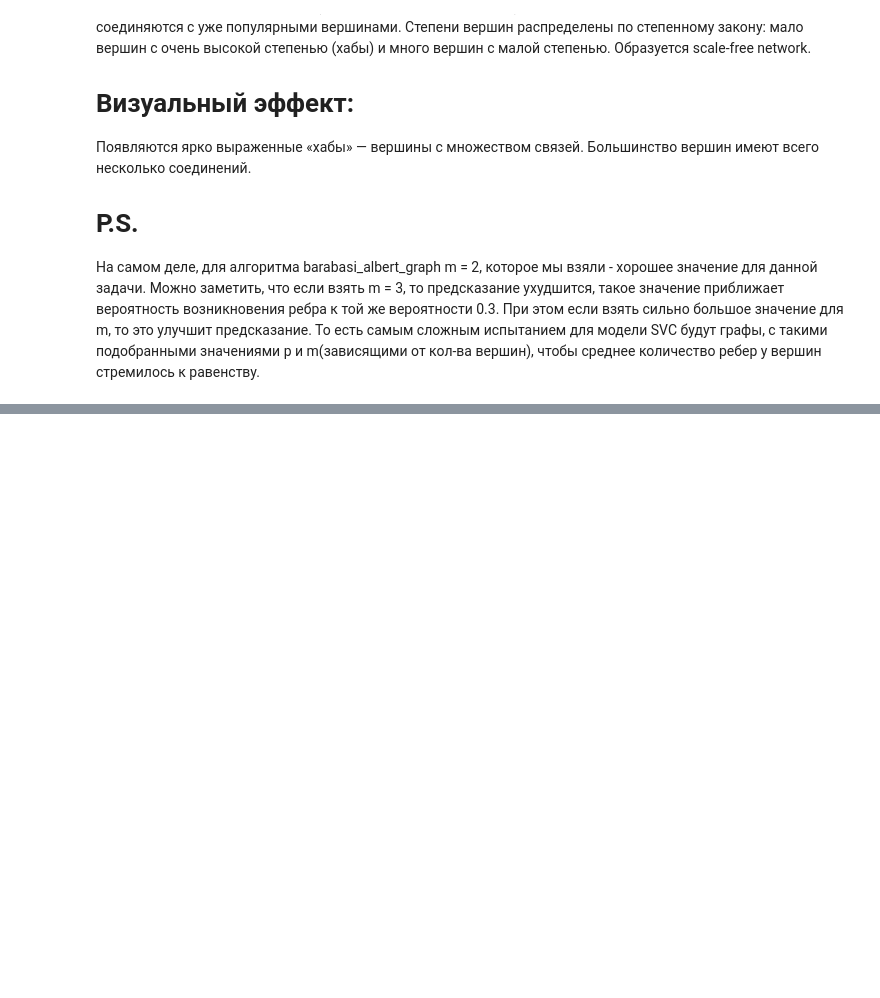
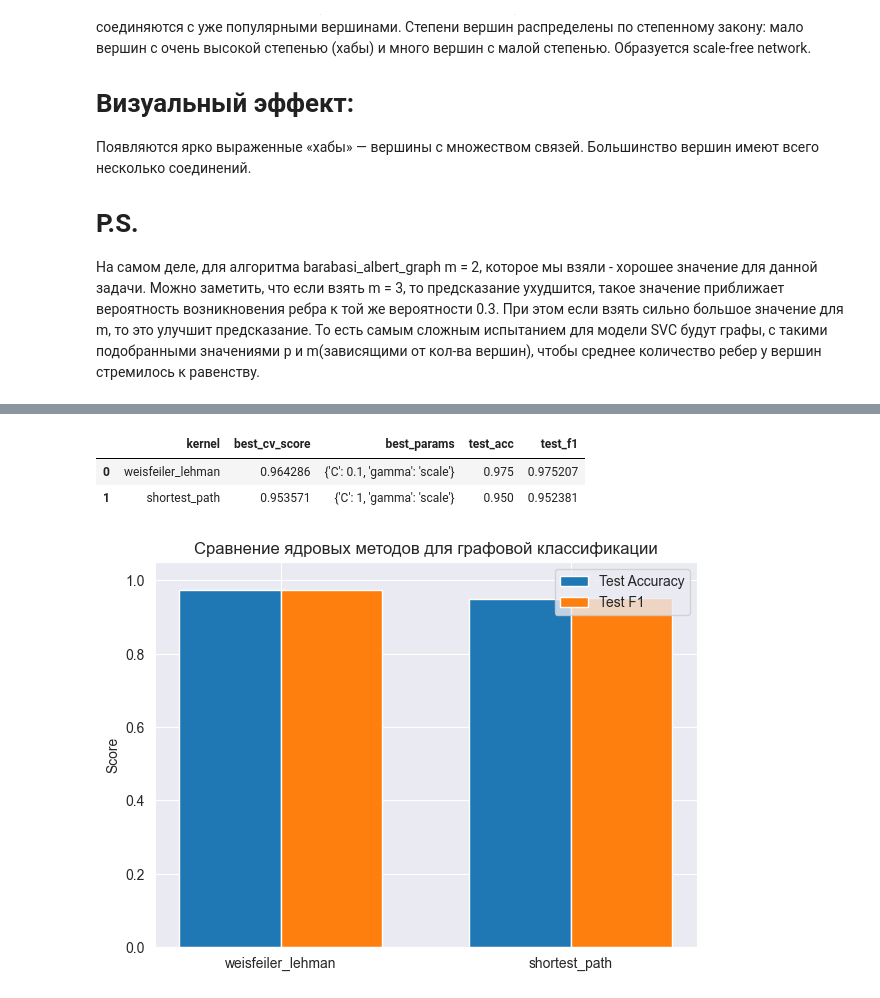
Before and after one commit to Kadochnikov-Daniil/ml-course, a Jupyter notebook: homework/task9/graph_features.ipynb, the cells around one changed output, grey strips where cells are left out. Saved outputs shown, nothing was run; the diff lists cells and outputs as text; code cells hidden in the pictures; blank space fills up the shorter version.

```diff
--- a/homework/task9/graph_features.ipynb
+++ b/homework/task9/graph_features.ipynb
@@ -207,0 +277,16 @@ m — число рёбер, которое добавляется для каж
+# %%
+best_svc_weisfeiler_lehman = grid_weisfeiler_lehman.best_estimator_
+
+y_res = best_svc_weisfeiler_lehman.predict(K_test)
+
+acc = accuracy_score(y_test, y_res)
+f1 = f1_score(y_test, y_res)
+cm = confusion_matrix(y_test, y_res)
+report = classification_report(y_test, y_res)
+
+print("Accuracy:", acc)
+print("F1 score:", f1)
+print("Confusion matrix:\n", cm)
+print()
+print("Classification report:\n", report)
+data_weisfeiler_lehman = ["weisfeiler_lehman", grid_weisfeiler_lehman.best_score_, grid_weisfeiler_lehman.best_params_, acc, f1]
@@ -207,0 +309,28 @@ m — число рёбер, которое добавляется для каж
+# %%
+import pandas as pd
+
+df_results = pd.DataFrame([data_weisfeiler_lehman,data_shortest_path] , columns=[
+    "kernel", "best_cv_score", "best_params", "test_acc", "test_f1"
+])
+df_results
+# %% [output]
+|  | kernel | best_cv_score | best_params | test_acc | test_f1 |
+| 0 | weisfeiler_lehman | 0.964286 | {'C': 0.1, 'gamma': 'scale'} | 0.975 | 0.975207 |
+| 1 | shortest_path | 0.953571 | {'C': 1, 'gamma': 'scale'} | 0.950 | 0.952381 |
+# %%
+x = np.arange(len(df_results["kernel"]))
+width = 0.35
+
+fig, ax = plt.subplots(figsize=(7, 5))
+ax.bar(x - width/2, df_results["test_acc"], width, label='Test Accuracy')
+ax.bar(x + width/2, df_results["test_f1"], width, label='Test F1')
+
+ax.set_xticks(x)
+ax.set_xticklabels(df_results["kernel"])
+ax.set_ylim(0, 1.05)
+ax.set_ylabel('Score')
+ax.set_title('Сравнение ядровых методов для графовой классификации')
+ax.legend()
+plt.show()
+# %% [output]
+[figure, added]
```
Also changed, not shown: parts of 10 cells of this notebook.
